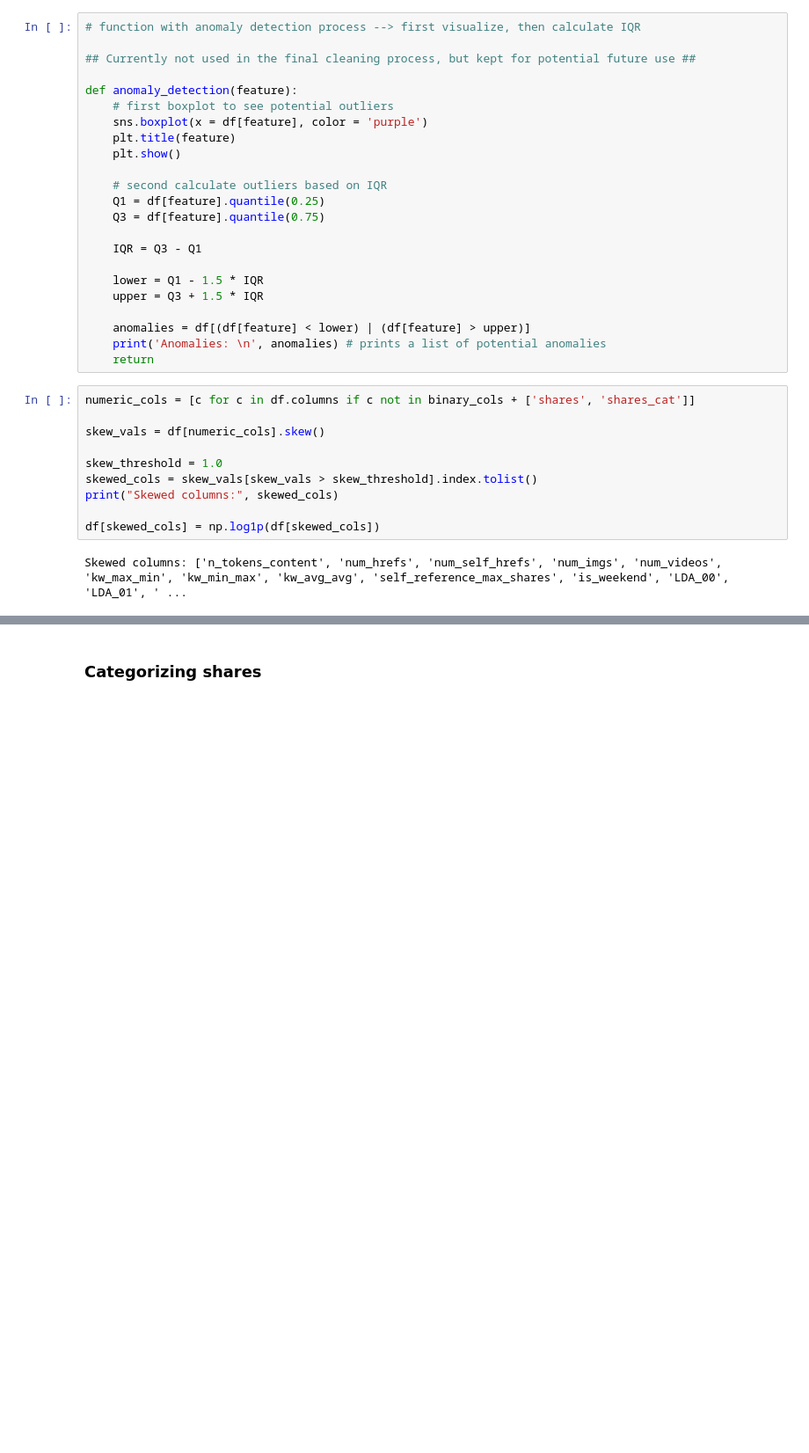
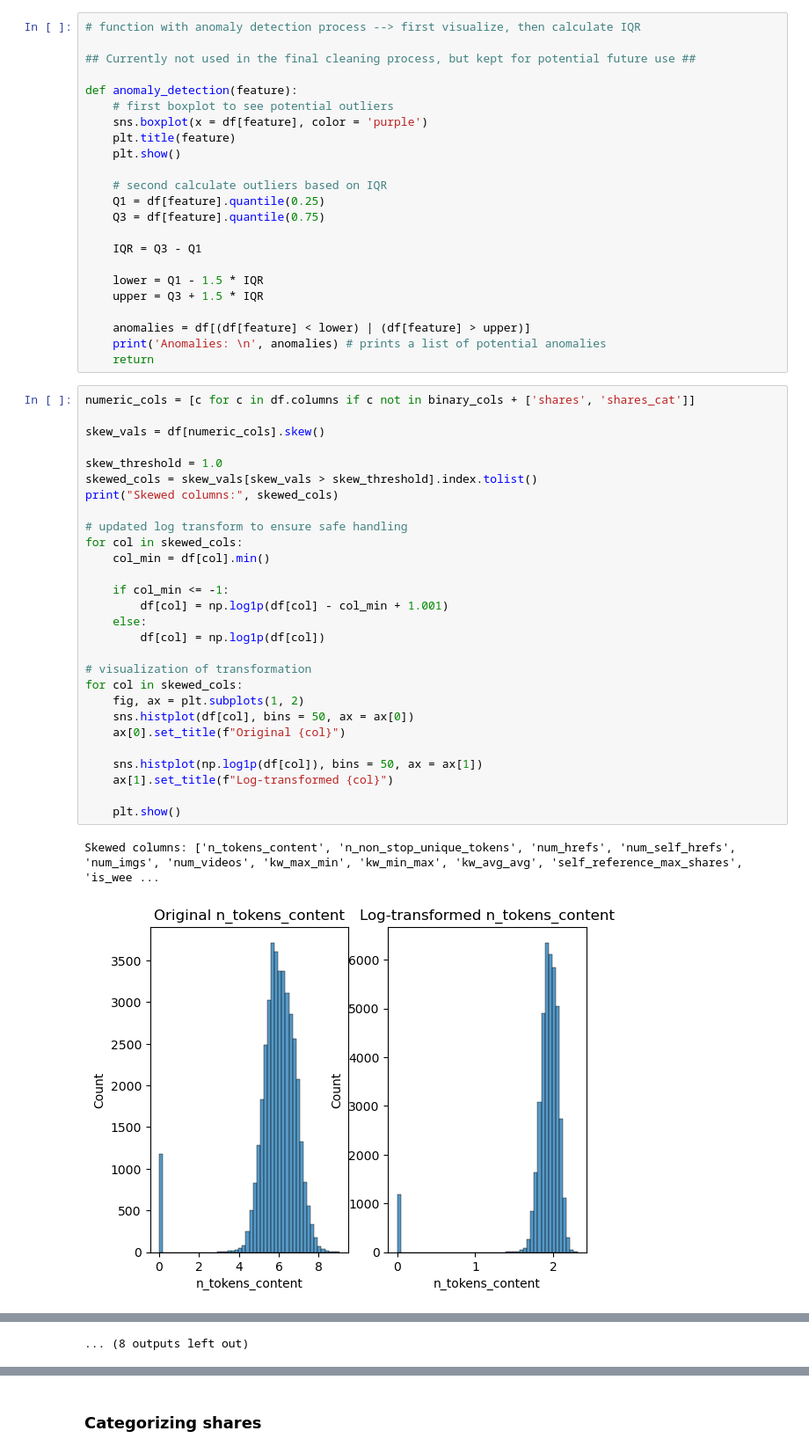
Before and after one commit to madwirblet/CIS4930-Final-Project, a Jupyter notebook: final.ipynb, the cells around one changed output, grey strips where cells are left out. Shown at 88% size. Saved outputs shown, nothing was run; the diff lists cells and outputs as text; blank space fills up the shorter version.

```diff
--- a/final.ipynb
+++ b/final.ipynb
@@ -238,12 +206,31 @@ def anomaly_detection(feature):
 # %%
 numeric_cols = [c for c in df.columns if c not in binary_cols + ['shares', 'shares_cat']]
 
 skew_vals = df[numeric_cols].skew()
 
 skew_threshold = 1.0
 skewed_cols = skew_vals[skew_vals > skew_threshold].index.tolist()
 print("Skewed columns:", skewed_cols)
 
-df[skewed_cols] = np.log1p(df[skewed_cols])
+# updated log transform to ensure safe handling
+for col in skewed_cols:
+    col_min = df[col].min()
+
+    if col_min <= -1:
+        df[col] = np.log1p(df[col] - col_min + 1.001)
+    else:
+        df[col] = np.log1p(df[col])
+
+# visualization of transformation
+for col in skewed_cols:
+    fig, ax = plt.subplots(1, 2)
+    sns.histplot(df[col], bins = 50, ax = ax[0])
+    ax[0].set_title(f"Original {col}")
+
+    sns.histplot(np.log1p(df[col]), bins = 50, ax = ax[1])
+    ax[1].set_title(f"Log-transformed {col}")
+
+    plt.show()
 # %% [output]
-Skewed columns: ['n_tokens_content', 'num_hrefs', 'num_self_hrefs', 'num_imgs', 'num_videos', 'kw_max_min', 'kw_min_max', 'kw_avg_avg', 'self_reference_max_shares', 'is_weekend', 'LDA_00', 'LDA_01', ' ...
+Skewed columns: ['n_tokens_content', 'n_non_stop_unique_tokens', 'num_hrefs', 'num_self_hrefs', 'num_imgs', 'num_videos', 'kw_max_min', 'kw_min_max', 'kw_avg_avg', 'self_reference_max_shares', 'is_wee ...
+[figure, added]
@@ -249,0 +247 @@ Skewed columns: ['n_tokens_content', 'num_hrefs', 'num_self_hrefs', 'num_imgs',
+... (8 outputs left out)
```
Also changed, not shown: parts of 18 cells of this notebook.
